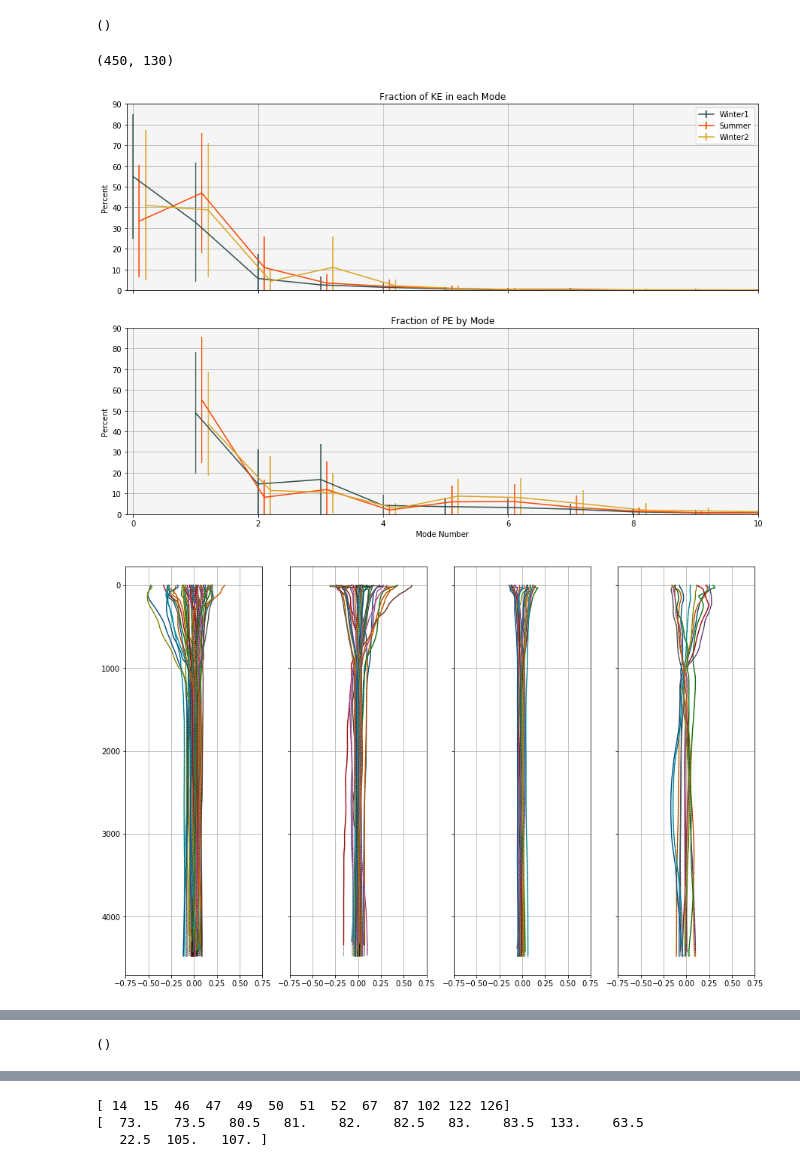
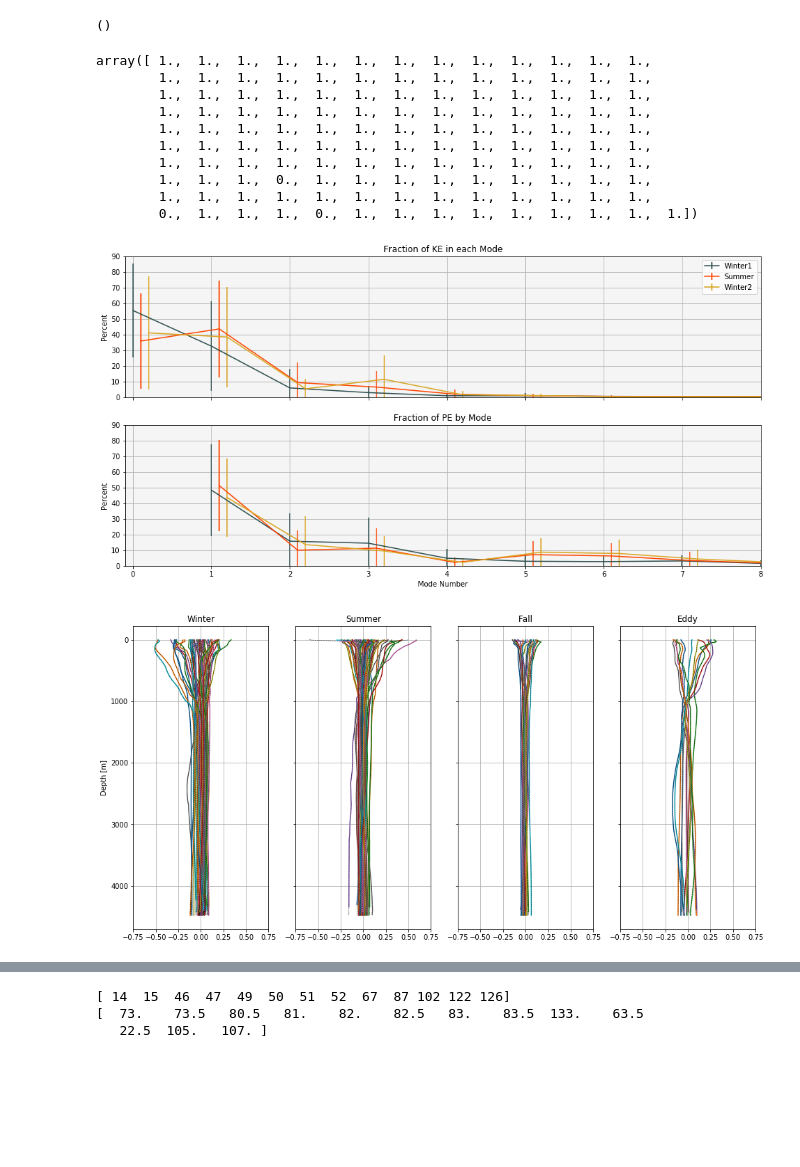
Before and after one commit to jakesteinberg/geostrophic_turbulence, a Jupyter notebook: bats_dg_2015_mode_projections.ipynb, the cells around one changed output, grey strips where cells are left out. Cells and saved outputs as stored; diff of their text form; code cells hidden in the pictures; blank space fills up the shorter version.

```diff
--- a/bats_dg_2015_mode_projections.ipynb
+++ b/bats_dg_2015_mode_projections.ipynb
@@ -463,7 +506,7 @@ good_v = np.zeros(np.shape(dg_v_0)[1], dtype=bool)
 for i in range(np.shape(dg_v_0)[1]):
     dv_dz = np.gradient(dg_v_0[10:-20, i], -1 * grid[10:-20])
     # print(np.nanmax(np.abs(dv_dz)))
-    if np.nanmax(np.abs(dv_dz)) < 0.002:  # 0.0225
+    if np.nanmax(np.abs(dv_dz)) < 0.0025:  # 0.0225
         good_v[i] = True
 good_v[np.abs(dg_v_0[5,:]) > 1] = False
 
@@ -671,17 +714,17 @@ HKE_noise_threshold = 1 * 1e-5  # 1e-5
 PE_noise_threshold = 1e5
 for i in range(num_profs):
     if len(np.intersect1d(d2_winter1, i)) | ((Info2[i] > 60) & (Info2[i] < 71)):
-        G = G_0
-        Gz = Gz_0
-        c = c_0
+        G = G_tot  # G_0
+        Gz = Gz_tot  # Gz_0
+        c = c_tot  # c_0
     elif len(np.intersect1d(d2_summer, i)):
-        G = G_1
-        Gz = Gz_1
-        c = c_1
+        G = G_tot  # G_1
+        Gz = Gz_tot  # Gz_1
+        c = c_tot  # c_1
     else:
-        G = G_2
-        Gz = Gz_2
-        c = c_2
+        G = G_tot  # G_2
+        Gz = Gz_tot  # Gz_2
+        c = c_tot  # c_2
 
     # fit to velocity profiles
     this_V = V2[:, i].copy()
@@ -1213,14 +1256,24 @@ for i in range(1, mmax+1):
     dg_per_min[i - 1] = np.nanmin(PE_per_mass_all[i, :])
 # %%
 V_m.shape
+good_ke_prof
 # %% [output]
-(450, 130)
+array([ 1.,  1.,  1.,  1.,  1.,  1.,  1.,  1.,  1.,  1.,  1.,  1.,  1.,
+        1.,  1.,  1.,  1.,  1.,  1.,  1.,  1.,  1.,  1.,  1.,  1.,  1.,
+        1.,  1.,  1.,  1.,  1.,  1.,  1.,  1.,  1.,  1.,  1.,  1.,  1.,
+        1.,  1.,  1.,  1.,  1.,  1.,  1.,  1.,  1.,  1.,  1.,  1.,  1.,
+        1.,  1.,  1.,  1.,  1.,  1.,  1.,  1.,  1.,  1.,  1.,  1.,  1.,
+        1.,  1.,  1.,  1.,  1.,  1.,  1.,  1.,  1.,  1.,  1.,  1.,  1.,
+        1.,  1.,  1.,  1.,  1.,  1.,  1.,  1.,  1.,  1.,  1.,  1.,  1.,
+        1.,  1.,  1.,  0.,  1.,  1.,  1.,  1.,  1.,  1.,  1.,  1.,  1.,
+        1.,  1.,  1.,  1.,  1.,  1.,  1.,  1.,  1.,  1.,  1.,  1.,  1.,
+        0.,  1.,  1.,  1.,  0.,  1.,  1.,  1.,  1.,  1.,  1.,  1.,  1.,  1.])
 # %%
 # --- Partition KE, PE by season (like bats) ---
 
 # make backgrounds now just summer winter
 # Summer = June 1 - Sept 15
-d_sum = np.where(((Time_ordered > bd1) & (Time_ordered < bd2)))[0]
+d_sum = np.where(((Time_ordered > bd1)))[0]  # & (Time_ordered < bd2)
 # Winter1 = (Feb 2 - June 1)
 d_win1 = np.where((Time_ordered < bd1) & ((Info3 < 60) | (Info3 > 71)))[0]
 # Winter2 = (Sept 15 - Nov 5)
@@ -1229,14 +1282,15 @@ d_win2 = np.where(Time_ordered > bd2)[0]
 d_eddy = np.where((Info3 >= 60) & (Info3 <= 71))[0]
 # combine
 bckgrds = [d_win1, d_sum, d_win2, d_eddy]  # KEY!! 4, sets of profiles
+bckgrds_key = 'Winter', 'Summer', 'Fall', 'Eddy'
 k_h_win1 = 1e3 * (f_ref / c[1:]) * np.sqrt(np.nanmean(HKE_per_mass_0[1:, bckgrds[0]], axis=1) /
                                            np.nanmean(PE_per_mass_0[1:, bckgrds[0]], axis=1))
 k_h_sum = 1e3 * (f_ref / c[1:]) * np.sqrt(np.nanmean(HKE_per_mass_0[1:, bckgrds[1]], axis=1) /
                                            np.nanmean(PE_per_mass_0[1:, bckgrds[1]], axis=1))
 k_h_win2 = 1e3 * (f_ref / c[1:]) * np.sqrt(np.nanmean(HKE_per_mass_0[1:, bckgrds[2]], axis=1) /
                                            np.nanmean(PE_per_mass_0[1:, bckgrds[2]], axis=1))
-k_h_eddy = 1e3 * (f_ref / c[1:]) * np.sqrt(np.nanmean(HKE_per_mass_0[1:, bckgrds[3]], axis=1) /
-                                           np.nanmean(PE_per_mass_0[1:, bckgrds[3]], axis=1))
+k_h_eddy = 1e3 * (f_ref / c[1:]) * np.sqrt(np.nanmean(HKE_per_mass_0[1:, bckgrds[2]], axis=1) /
+                                           np.nanmean(PE_per_mass_0[1:, bckgrds[2]], axis=1))
 
 # --- RATIO of KE_i / KE_total
 KE_fraction_w1 = 100 * HKE_per_mass_0[:, bckgrds[0]] / np.tile(np.nansum(HKE_per_mass_0[:, bckgrds[0]],
@@ -1260,7 +1314,7 @@ ax1.errorbar(np.arange(0, nmodes) + .2, np.nanmean(KE_fraction_w2, axis=1), yerr
 handles, labels = ax1.get_legend_handles_labels()
 ax1.legend(handles, labels, fontsize=10)
 ax1.set_ylim([0, 90])
-ax1.set_xlim([-.1, 10])
+ax1.set_xlim([-.1, 8])
 ax1.set_title('Fraction of KE in each Mode')
 ax1.set_ylabel('Percent')
 ax1.grid()
@@ -1273,36 +1327,43 @@ ax2.set_title('Fraction of PE by Mode')
 ax2.set_ylabel('Percent')
 ax2.set_xlabel('Mode Number')
 plot_pro(ax2)
+f.savefig("/Users/jake/Documents/baroclinic_modes/Meetings/meeting_3_27_19/dg_bats_energy_fracs.jpg", dpi=300)
 
 # velocity profiles by season
-f, ax = plt.subplots(1, 4, sharey=True)
-for i in range(4):
+f, ax = plt.subplots(1, len(bckgrds), sharey=True)
+for i in range(len(bckgrds)):
     vin = V_ordered[:, bckgrds[i]]
     vin_m = Vm_ordered[:, bckgrds[i]]
     for j in range(np.shape(V_ordered[:, bckgrds[i]])[1]):
         ax[i].plot(vin[:, j], grid)
         ax[i].plot(vin_m[:, j], grid, linestyle='--', color='k', linewidth=0.5)
     ax[i].set_xlim([-0.75, 0.75])
+    ax[i].set_title(bckgrds_key[i])
+ax[0].set_ylabel('Depth [m]')
 ax[0].grid()
 ax[1].grid()
 ax[2].grid()
 ax[0].invert_yaxis()
 plot_pro(ax[3])
+f.savefig("/Users/jake/Documents/baroclinic_modes/Meetings/meeting_3_27_19/dg_bats_v_seasonal.jpg", dpi=300)
 
 # displacement profiles by season
-f, ax = plt.subplots(1, 4, sharey=True)
-for i in range(4):
+f, ax = plt.subplots(1, len(bckgrds), sharey=True)
+for i in range(len(bckgrds)):
     vin = Eta_ordered[:, bckgrds[i]]
     vin_m = Etam_ordered[:, bckgrds[i]]
     for j in range(np.shape(V_ordered[:, bckgrds[i]])[1]):
         ax[i].plot(vin[:, j], grid)
         ax[i].plot(vin_m[:, j], grid, linestyle='--', color='k', linewidth=0.5)
     ax[i].set_xlim([-350, 350])
+    ax[i].set_title(bckgrds_key[i])
+ax[0].set_ylabel('Depth [m]')
 ax[0].grid()
 ax[1].grid()
 ax[2].grid()
 ax[0].invert_yaxis()
 plot_pro(ax[3])
+f.savefig("/Users/jake/Documents/baroclinic_modes/Meetings/meeting_3_27_19/dg_bats_eta_seasonal.jpg", dpi=300)
 # %% [output]
-[figure, old version]
+[figure, new version]
-[figure, old version]
+[figure, new version]
@@ -1310,4 +1371,3 @@ plot_pro(ax[3])
-()
 # %%
 # --- PLOT ENERGY BY SEASON
 
```
Also changed, not shown: parts of 32 cells of this notebook, 1 other file.
